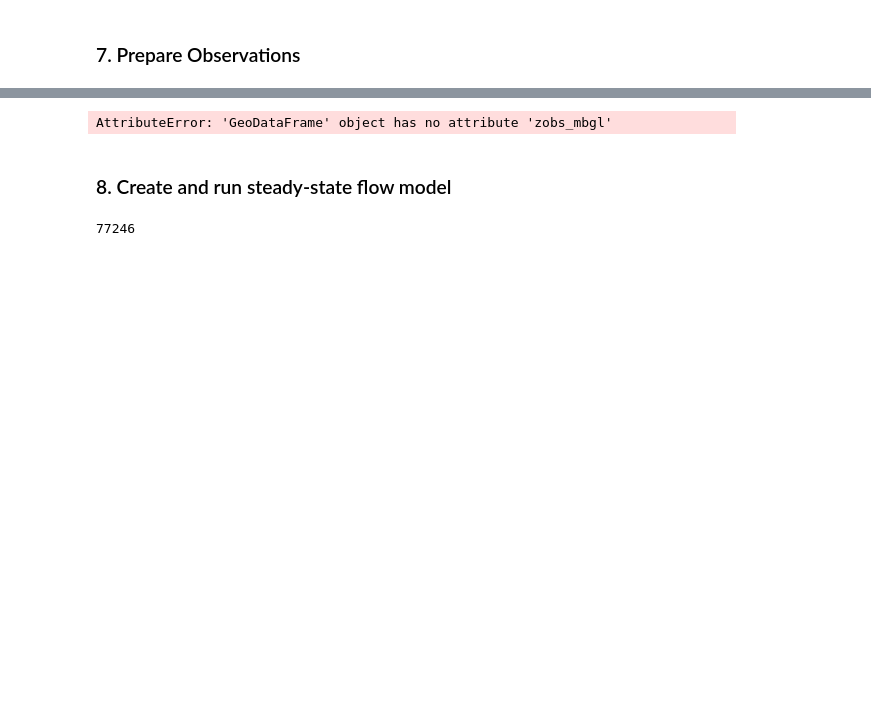
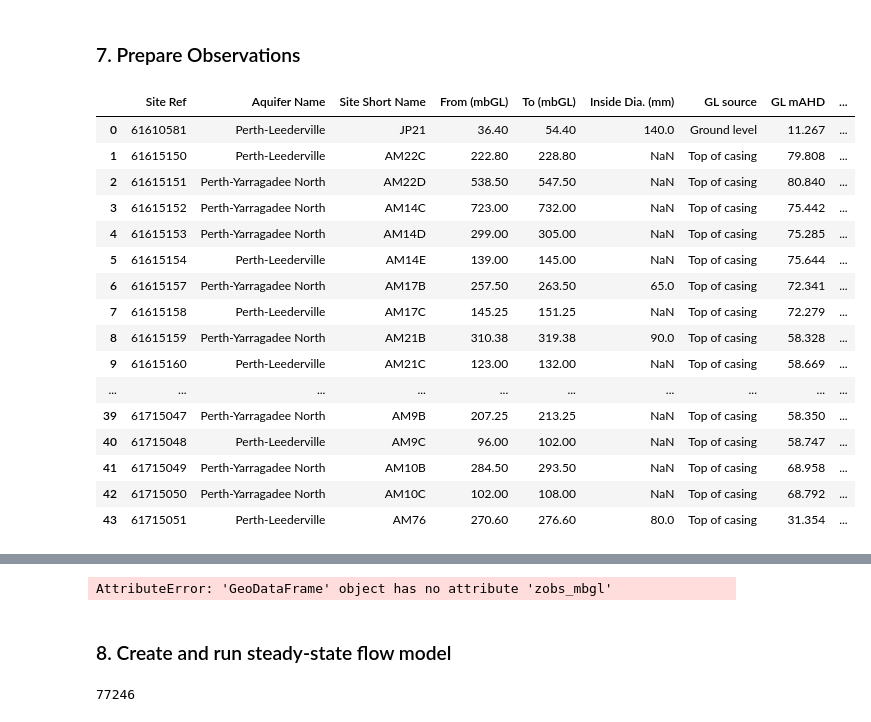
Before and after one commit to malvina-chmielarski/Otorowiri, a Jupyter notebook: scripts/main_script.ipynb, the cells around one changed output, grey strips where cells are left out. Saved outputs shown, nothing was run; the diff lists cells and outputs as text; code cells hidden in the pictures; blank space fills up the shorter version.

```diff
--- a/scripts/main_script.ipynb
+++ b/scripts/main_script.ipynb
@@ -360,0 +390,51 @@ data.process_wel(geomodel, mesh, spatial, wel_q, wel_qlay)
+# %%
+# Add GL to main df
+measurements = pd.read_excel('../data/data_dwer/obs/obs_bores.xlsx', sheet_name='Depth Measurement Points')
+ground_level = measurements[measurements['Measurement Point Type'] == 'Ground level'].drop_duplicates(subset=['Site Ref'])
+toc = measurements[measurements['Measurement Point Type'] == 'Top of casing'].drop_duplicates(subset=['Site Ref'])
+mp = measurements[measurements['Measurement Point Type'] == 'Measurement Point'].drop_duplicates(subset=['Site Ref'])
+
+# First use groundlevel measurement
+df = pd.merge(df_cleaned, ground_level[['Site Ref', 'Measurement Point Type', 'Elevation (m as per Datum Plane)']], on='Site Ref', how='left')
+df = df.rename(columns={'Elevation (m as per Datum Plane)': 'GL mAHD'})
+df = df.rename(columns={'Measurement Point Type': 'GL source'})
+
+# If no groundlevel, then Top of Casing - 700mm for ground level
+df = pd.merge(df, toc[['Site Ref', 'Measurement Point Type', 'Elevation (m as per Datum Plane)']], on='Site Ref', how='left')
+df.loc[df['GL mAHD'].isna(), 'GL source'] = 'Top of casing'
+df.loc[df['GL mAHD'].isna(), 'GL mAHD'] = df['Elevation (m as per Datum Plane)'] - 0.7
+df = df.drop(columns=['Elevation (m as per Datum Plane)'])
+df = df.drop(columns=['Measurement Point Type'])
+
+# If no groundlevel or Top of Casing, use measurement point
+df = pd.merge(df, mp[['Site Ref', 'Measurement Point Type', 'Elevation (m as per Datum Plane)']], on='Site Ref', how='left')
+df.loc[df['GL mAHD'].isna(), 'GL source'] = 'Measurement Point'
+df.loc[df['GL mAHD'].isna(), 'GL mAHD'] = df['Elevation (m as per Datum Plane)'] - 0.7
+df = df.drop(columns=['Elevation (m as per Datum Plane)'])
+df = df.drop(columns=['Measurement Point Type'])
+df = df.drop(columns=['Comments'])
+df = df.drop(columns=['Depth From/To (mbGL)'])
+
+# Get top and bottom of screen in mAHD
+df['Screen top'] = df['GL mAHD'] - df['From (mbGL)']
+df['Screen bot'] = df['GL mAHD'] - df['To (mbGL)']
+df['zobs'] = df['Screen bot'] + (df['Screen top'] - df['Screen bot'])/2
+df
+# %% [output]
+|  | Site Ref | Aquifer Name | Site Short Name | From (mbGL) | To (mbGL) | Inside Dia. (mm) | GL source | GL mAHD | ... |
+| 0 | 61610581 | Perth-Leederville | JP21 | 36.40 | 54.40 | 140.0 | Ground level | 11.267 | ... |
+| 1 | 61615150 | Perth-Leederville | AM22C | 222.80 | 228.80 | NaN | Top of casing | 79.808 | ... |
+| 2 | 61615151 | Perth-Yarragadee North | AM22D | 538.50 | 547.50 | NaN | Top of casing | 80.840 | ... |
+| 3 | 61615152 | Perth-Yarragadee North | AM14C | 723.00 | 732.00 | NaN | Top of casing | 75.442 | ... |
+| 4 | 61615153 | Perth-Yarragadee North | AM14D | 299.00 | 305.00 | NaN | Top of casing | 75.285 | ... |
+| 5 | 61615154 | Perth-Leederville | AM14E | 139.00 | 145.00 | NaN | Top of casing | 75.644 | ... |
+| 6 | 61615157 | Perth-Yarragadee North | AM17B | 257.50 | 263.50 | 65.0 | Top of casing | 72.341 | ... |
+| 7 | 61615158 | Perth-Leederville | AM17C | 145.25 | 151.25 | NaN | Top of casing | 72.279 | ... |
+| 8 | 61615159 | Perth-Yarragadee North | AM21B | 310.38 | 319.38 | 90.0 | Top of casing | 58.328 | ... |
+| 9 | 61615160 | Perth-Leederville | AM21C | 123.00 | 132.00 | NaN | Top of casing | 58.669 | ... |
+| ... | ... | ... | ... | ... | ... | ... | ... | ... | ... |
+| 39 | 61715047 | Perth-Yarragadee North | AM9B | 207.25 | 213.25 | NaN | Top of casing | 58.350 | ... |
+| 40 | 61715048 | Perth-Leederville | AM9C | 96.00 | 102.00 | NaN | Top of casing | 58.747 | ... |
+| 41 | 61715049 | Perth-Yarragadee North | AM10B | 284.50 | 293.50 | NaN | Top of casing | 68.958 | ... |
+| 42 | 61715050 | Perth-Yarragadee North | AM10C | 102.00 | 108.00 | NaN | Top of casing | 68.792 | ... |
+| 43 | 61715051 | Perth-Leederville | AM76 | 270.60 | 276.60 | 80.0 | Top of casing | 31.354 | ... |
```
Also changed, not shown: parts of 19 cells of this notebook, 1 other file.
